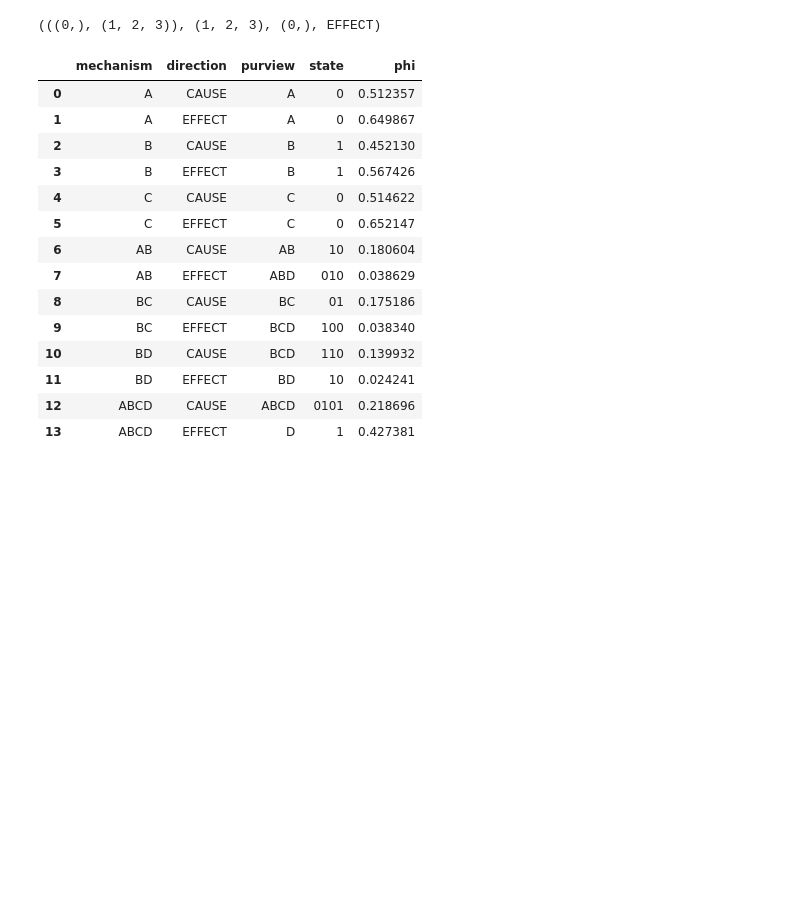
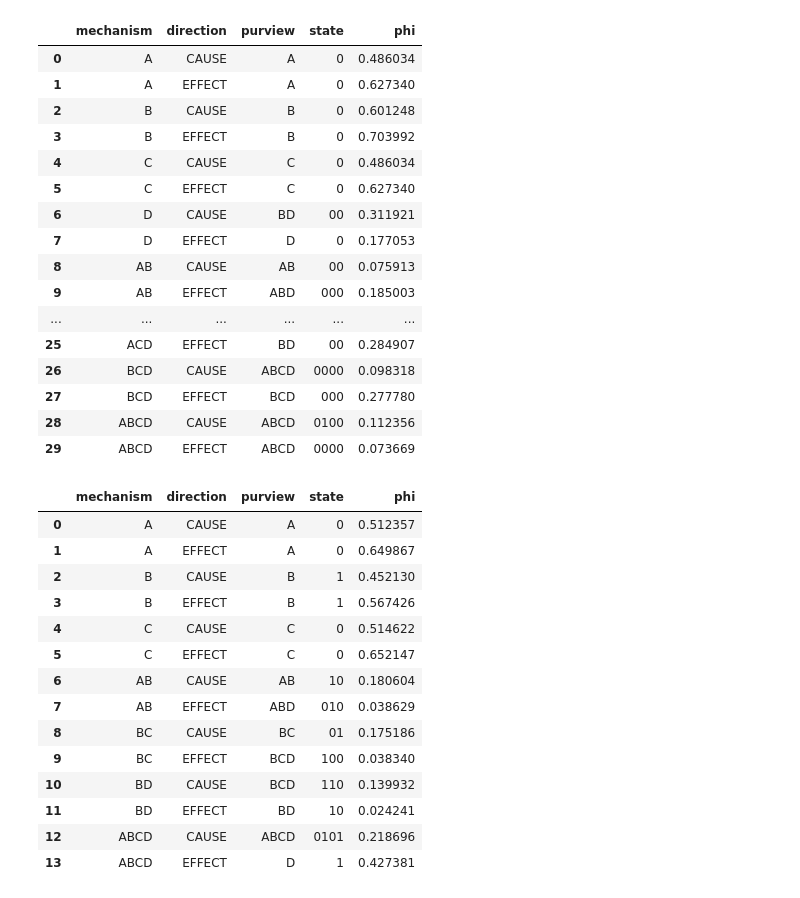
Before and after one commit to matteograsso/visualize_pyphi, a Jupyter notebook: ch3_figures.ipynb, the cells around one changed output. Drawn from its saved outputs; the diff is of its cells as text; code cells hidden in the pictures; blank space fills up the shorter version.

```diff
--- a/ch3_figures.ipynb
+++ b/ch3_figures.ipynb
@@ -137,7 +162,23 @@ utils.sepces2df(CES['ces'],subsystem)
 # %%
-CES['MIP']
+utils.sepces2df(ces,subsystem)
 # %% [output]
-(((0,), (1, 2, 3)), (1, 2, 3), (0,), EFFECT)
+|  | mechanism | direction | purview | state | phi |
+| 0 | A | CAUSE | A | 0 | 0.486034 |
+| 1 | A | EFFECT | A | 0 | 0.627340 |
+| 2 | B | CAUSE | B | 0 | 0.601248 |
+| 3 | B | EFFECT | B | 0 | 0.703992 |
+| 4 | C | CAUSE | C | 0 | 0.486034 |
+| 5 | C | EFFECT | C | 0 | 0.627340 |
+| 6 | D | CAUSE | BD | 00 | 0.311921 |
+| 7 | D | EFFECT | D | 0 | 0.177053 |
+| 8 | AB | CAUSE | AB | 00 | 0.075913 |
+| 9 | AB | EFFECT | ABD | 000 | 0.185003 |
+| ... | ... | ... | ... | ... | ... |
+| 25 | ACD | EFFECT | BD | 00 | 0.284907 |
+| 26 | BCD | CAUSE | ABCD | 0000 | 0.098318 |
+| 27 | BCD | EFFECT | BCD | 000 | 0.277780 |
+| 28 | ABCD | CAUSE | ABCD | 0100 | 0.112356 |
+| 29 | ABCD | EFFECT | ABCD | 0000 | 0.073669 |
 # %%
 CES = [m for f in filtered for m in f if m['big phi']>8.8][0]
 utils.sepces2df(CES['ces'],subsystem)
```
Also changed, not shown: parts of 28 cells of this notebook, 4 other files.
